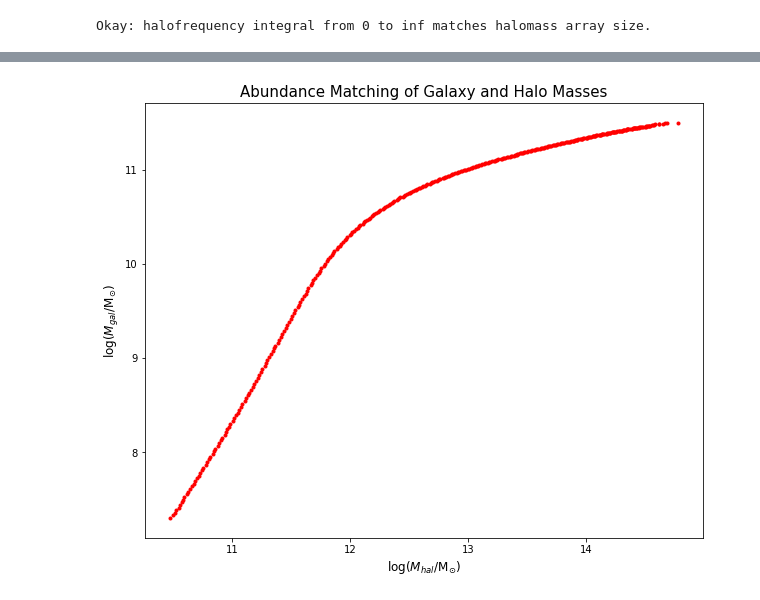
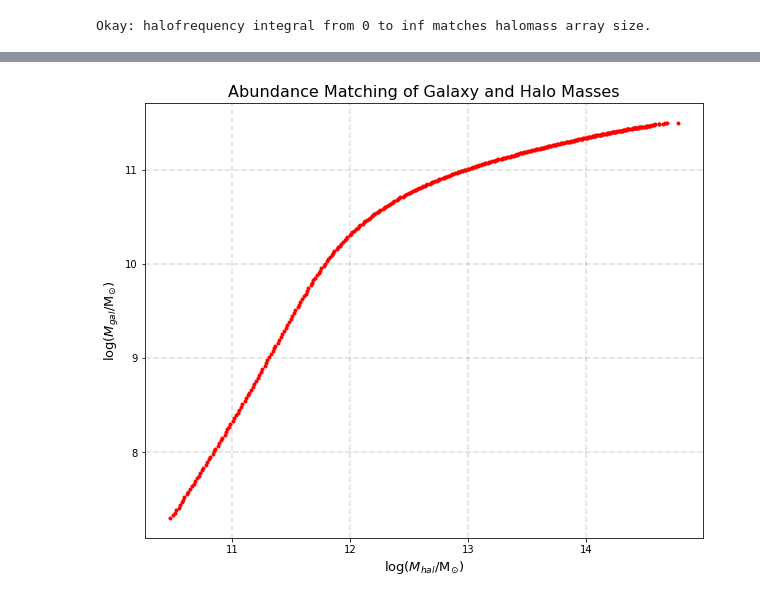
Before and after one commit to patricks1/Tinker, a Jupyter notebook: schechter.ipynb, the cells around one changed output, grey strips where cells are left out. Drawn from its saved outputs; the diff is of its cells as text; code cells hidden in the pictures.

```diff
--- a/schechter.ipynb
+++ b/schechter.ipynb
@@ -390,12 +359,14 @@ max log halomass: 15.05231680
 # %%
+#PLOTTING THE ABUNDANCE MATCHING OF GALAXY MASSES TO HALO MASSES
 abundancefig=plt.figure(figsize=(10,8))
 abundanceplt=abundancefig.add_subplot(1,1,1)
 abundanceplt.plot(logmhal_corresponding_to_lognrange,logmgal_corresponding_to_lognrange,'ro',markersize=3)
 #abundanceplt.plot(logmhal_corresponding_to_lognrange,lognrange,'bo',markersize=4,label='mhal')
-abundanceplt.set_ylabel('log($M_{gal}/$M$_{\odot}$)',fontsize=12)
-abundanceplt.set_xlabel('log($M_{hal}/$M$_{\odot}$)',fontsize=12)
+abundanceplt.set_ylabel('log($M_{gal}/$M$_{\odot}$)',fontsize=13)
+abundanceplt.set_xlabel('log($M_{hal}/$M$_{\odot}$)',fontsize=13)
 #abundanceplt.legend()
-abundanceplt.set_title('Abundance Matching of Galaxy and Halo Masses',fontsize=15)
+abundanceplt.set_title('Abundance Matching of Galaxy and Halo Masses',fontsize=16)
+abundanceplt.grid(color='black', linestyle='--', linewidth=0.2)
 plt.show()
 # %% [output]
-[figure, old version]
+[figure, new version]
```
Also changed, not shown: parts of 5 cells of this notebook.
